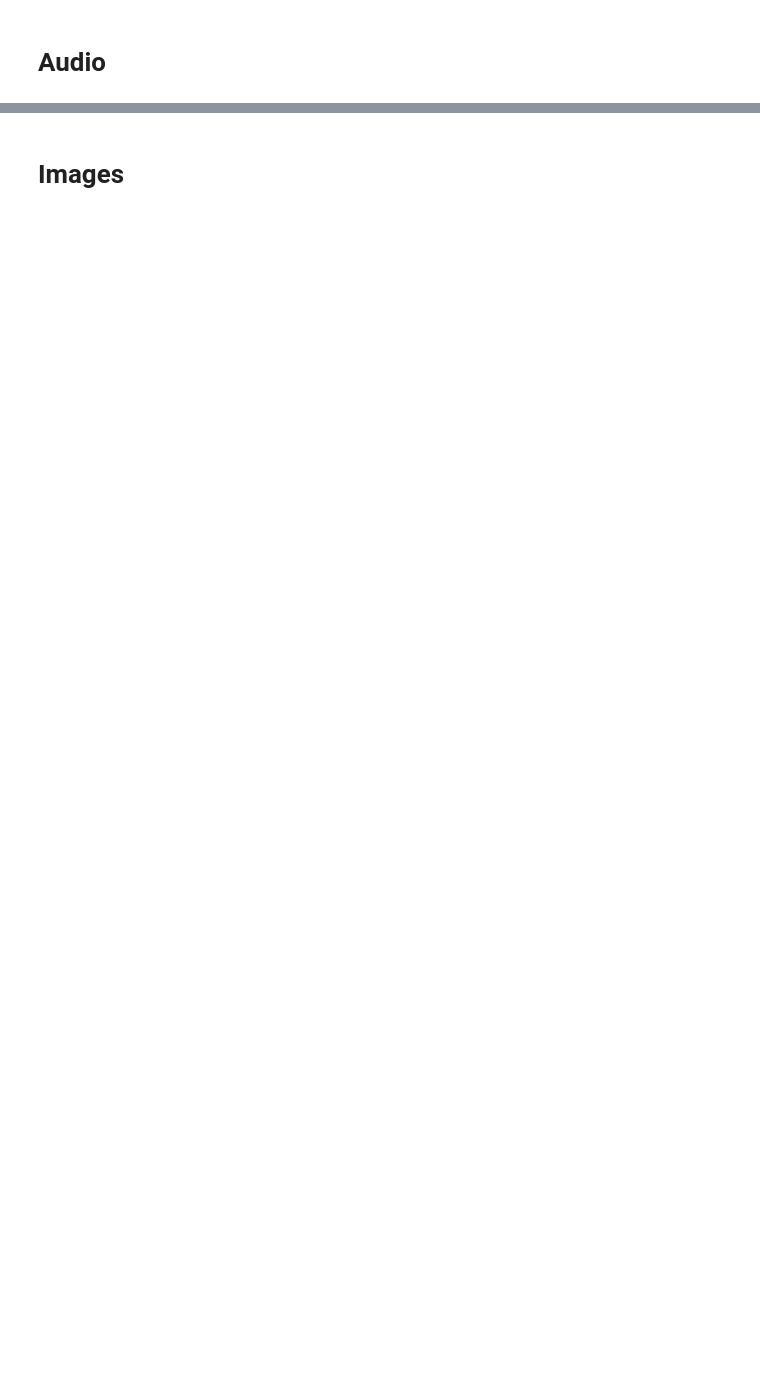
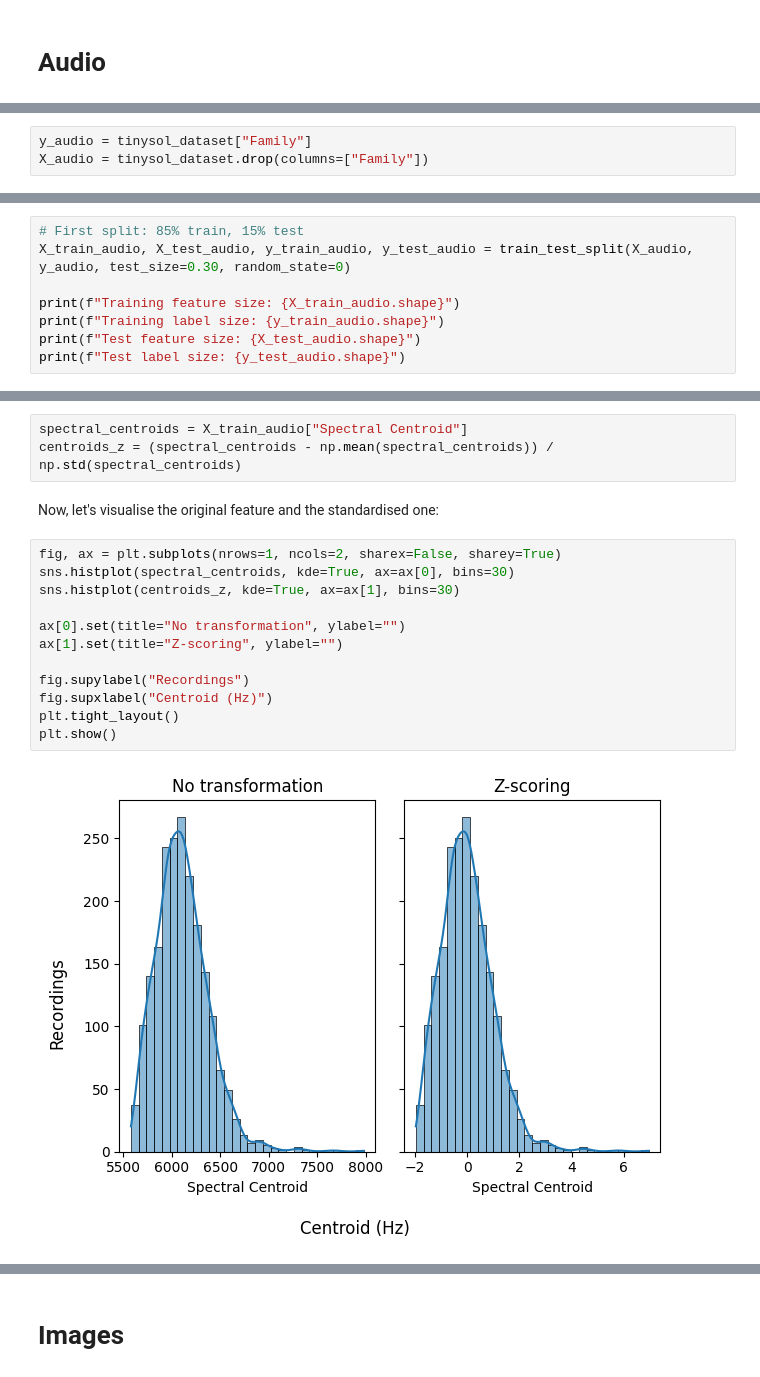
Before and after one commit to musicinformationretrieval/epsrc-ai-pipeline, a Jupyter notebook: 4_learning.ipynb, the cells around one changed output, grey strips where cells are left out. Cells and saved outputs as stored; diff of their text form; blank space fills up the shorter version.

```diff
--- a/4_learning.ipynb
+++ b/4_learning.ipynb
@@ -388,0 +407,3 @@ Great: if we *only predict the most common class*, we'll be correct 41% of the t
+# %%
+y_audio = tinysol_dataset["Family"]
+X_audio = tinysol_dataset.drop(columns=["Family"])
@@ -388,0 +412,8 @@ Great: if we *only predict the most common class*, we'll be correct 41% of the t
+# %%
+# First split: 85% train, 15% test
+X_train_audio, X_test_audio, y_train_audio, y_test_audio = train_test_split(X_audio, y_audio, test_size=0.30, random_state=0)
+
+print(f"Training feature size: {X_train_audio.shape}")
+print(f"Training label size: {y_train_audio.shape}")
+print(f"Test feature size: {X_test_audio.shape}")
+print(f"Test label size: {y_test_audio.shape}")
@@ -388,0 +464,19 @@ Great: if we *only predict the most common class*, we'll be correct 41% of the t
+# %%
+spectral_centroids = X_train_audio["Spectral Centroid"]
+centroids_z = (spectral_centroids - np.mean(spectral_centroids)) / np.std(spectral_centroids)
+# %% [markdown]
+Now, let's visualise the original feature and the standardised one:
+# %%
+fig, ax = plt.subplots(nrows=1, ncols=2, sharex=False, sharey=True)
+sns.histplot(spectral_centroids, kde=True, ax=ax[0], bins=30)
+sns.histplot(centroids_z, kde=True, ax=ax[1], bins=30)
+
+ax[0].set(title="No transformation", ylabel="")
+ax[1].set(title="Z-scoring", ylabel="")
+
+fig.supylabel("Recordings")
+fig.supxlabel("Centroid (Hz)")
+plt.tight_layout()
+plt.show()
+# %% [output]
+[figure, added]
```
Also changed, not shown: parts of 102 cells of this notebook.
